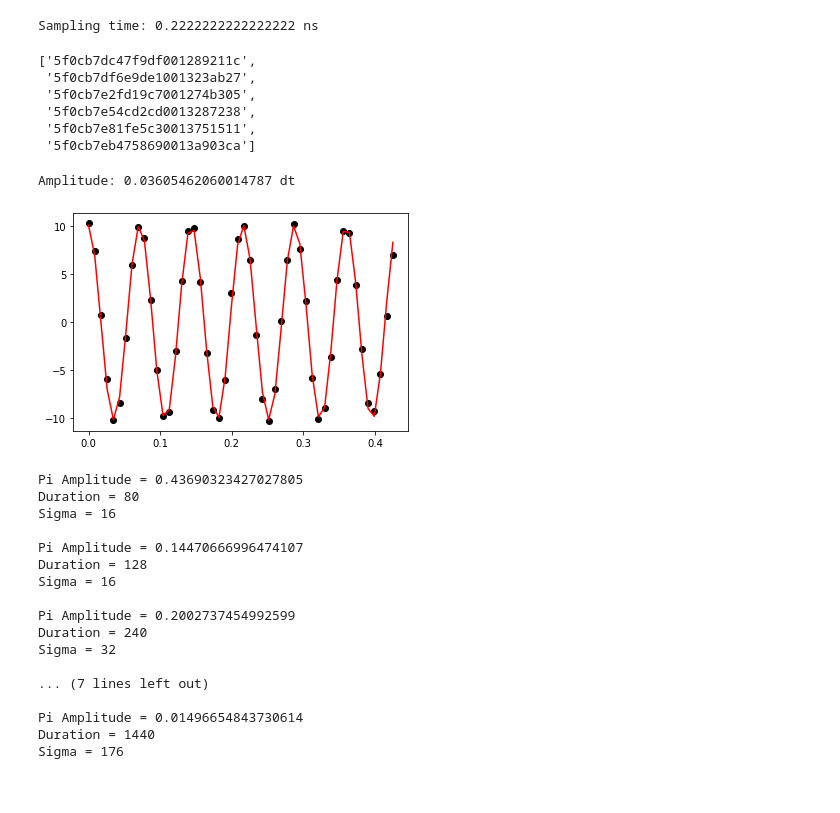
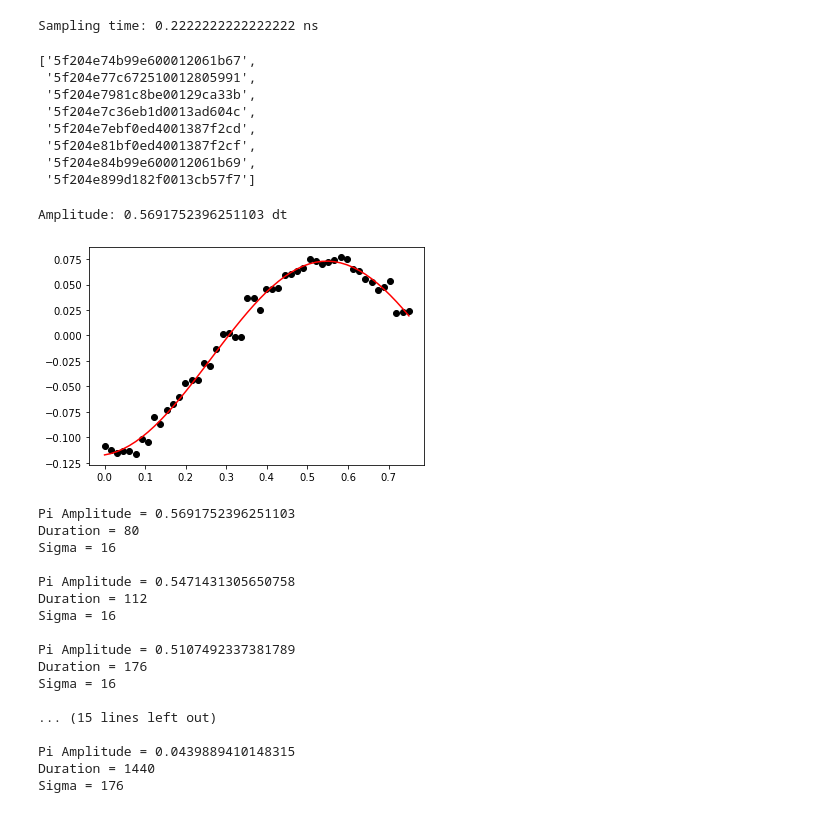
Before and after one commit to noahberthusen/Benewop-benchmarking, a Jupyter notebook: Period_vs_amplitude.ipynb, the cells around one changed output. Saved outputs shown, nothing was run; the diff lists cells and outputs as text; code cells hidden in the pictures.

```diff
--- a/Period_vs_amplitude.ipynb
+++ b/Period_vs_amplitude.ipynb
@@ -13,5 +13,5 @@ from qiskit.pulse import pulse_lib
 # %%
 provider = IBMQ.load_account()
 provider = IBMQ.get_provider(hub='ibm-q-ornl', group='ornl', project='phy141')
-backend = provider.get_backend('ibmq_paris')
+backend = provider.get_backend('ibmq_johannesburg')
 backend_config = backend.configuration()
@@ -29,7 +31,7 @@ us = 1.0e-6 # Microseconds
 ns = 1.0e-9 # Nanoseconds
 
 # We will find the qubit frequency for the following qubit.
-qubit = 0
+qubit = 19
 
 # scale factor to remove factors of 10 from the data
 scale_factor = 1e-14
@@ -61,7 +63,7 @@ def get_closest_multiple_of_16(num):
     return int(num + 8 ) - (int(num + 8 ) % 16)
 # %%
 # Rabi experiment parameters
-num_amplitudes = 6
+num_amplitudes = 8
 num_rabi_points = 50
 
 # Build the Rabi experiments:
@@ -122,12 +124,14 @@ for i in range(num_amplitudes):
 # %%
 rabi_jobs
 # %% [output]
-['5f0cb7dc47f9df001289211c',
- '5f0cb7df6e9de1001323ab27',
- '5f0cb7e2fd19c7001274b305',
- '5f0cb7e54cd2cd0013287238',
- '5f0cb7e81fe5c30013751511',
- '5f0cb7eb4758690013a903ca']
+['5f204e74b99e600012061b67',
+ '5f204e77c672510012805991',
+ '5f204e7981c8be00129ca33b',
+ '5f204e7c36eb1d0013ad604c',
+ '5f204e7ebf0ed4001387f2cd',
+ '5f204e81bf0ed4001387f2cf',
+ '5f204e84b99e600012061b69',
+ '5f204e899d182f0013cb57f7']
 # %%
 rabi_values = []
 
@@ -144,47 +148,47 @@ rabi_values = [np.real(baseline_remove(x)) for x in rabi_values]
 # %%
 rabi_fit_params = []
 y_fits = []
-amp_guesses = np.linspace(0.4, 0.03, num_amplitudes)
+amp_guesses = np.linspace(0.6, 0.1, num_amplitudes)
 
 for i in range(len(rabi_values)):
     fit_params, y_fit = fit_function(all_drive_amps[i],
                                      rabi_values[i],
                                      lambda x, A, B, drive_period, phi: (A*np.cos(2*np.pi*x/drive_period - phi) + B),
-                                     [1, 0, 0.07, 0])
+                                     [1, 0, amp_guesses[i], 0])
     rabi_fit_params.append(fit_params)
     y_fits.append(y_fit)
 # %%
-a = 5
+a = 0
 plt.scatter(all_drive_amps[a], rabi_values[a], color='black')
 plt.plot(all_drive_amps[a], y_fits[a], color='red')
 print(f'Amplitude: {abs(rabi_fit_params[a][2] / 2)} dt')
 # %% [output]
-Amplitude: 0.03605462060014787 dt
+Amplitude: 0.5691752396251103 dt
-[figure, old version]
+[figure, new version]
 # %%
 for i in range(num_amplitudes):
     pi_amp = abs(rabi_fit_params[i][2] / 2)
-#     pulse_info[i].append(pi_amp)
+    pulse_info[i].append(pi_amp)
     print(f"Pi Amplitude = {abs(rabi_fit_params[i][2] / 2)}")
     print(f"Duration = {pulse_info[i][1]}")
     print(f"Sigma = {pulse_info[i][0]}")
 #     print(f"Period = {pulse_info[i][3]}")
     print()
 # %% [output]
-Pi Amplitude = 0.43690323427027805
+Pi Amplitude = 0.5691752396251103
 Duration = 80
 Sigma = 16
 
-Pi Amplitude = 0.14470666996474107
-Duration = 128
+Pi Amplitude = 0.5471431305650758
+Duration = 112
 Sigma = 16
 
-Pi Amplitude = 0.2002737454992599
-Duration = 240
-Sigma = 32
+Pi Amplitude = 0.5107492337381789
+Duration = 176
+Sigma = 16
 
-... (7 lines left out)
+... (15 lines left out)
 
-Pi Amplitude = 0.01496654843730614
+Pi Amplitude = 0.0439889410148315
 Duration = 1440
 Sigma = 176
```
Also changed, not shown: parts of 11 cells of this notebook, 2 other files.
